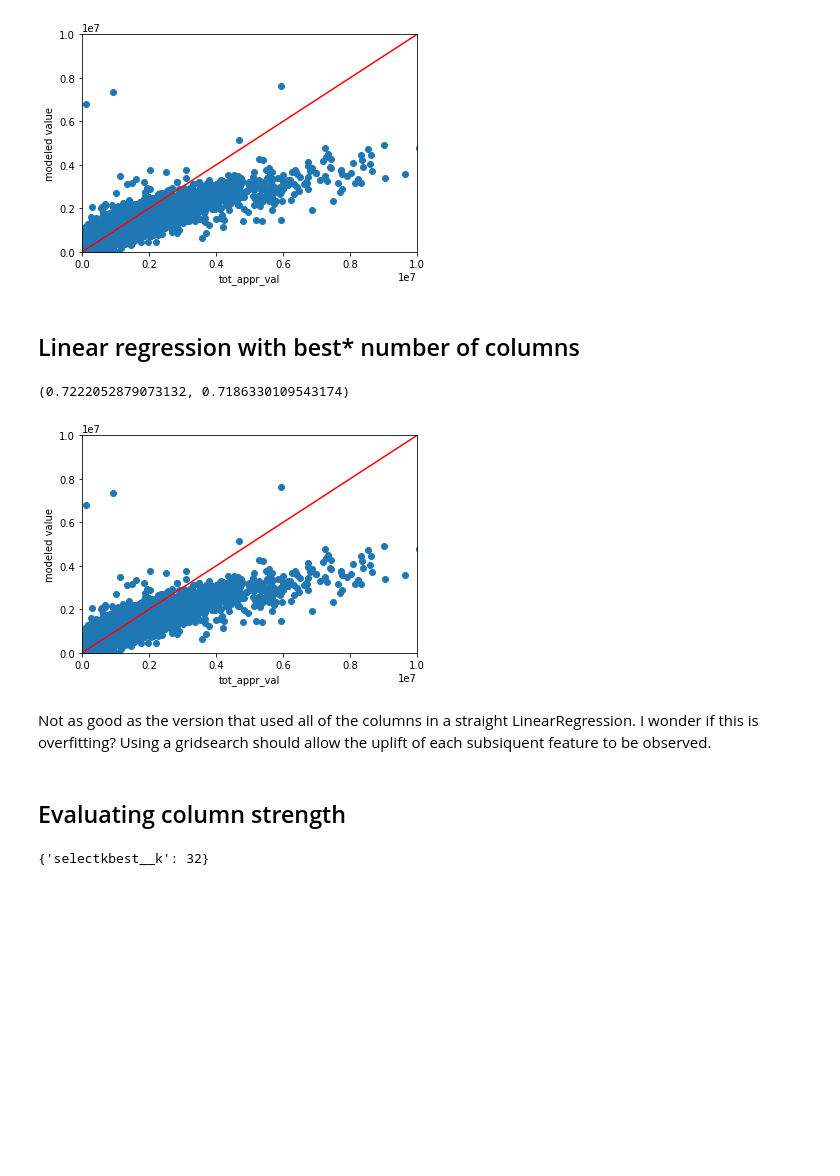
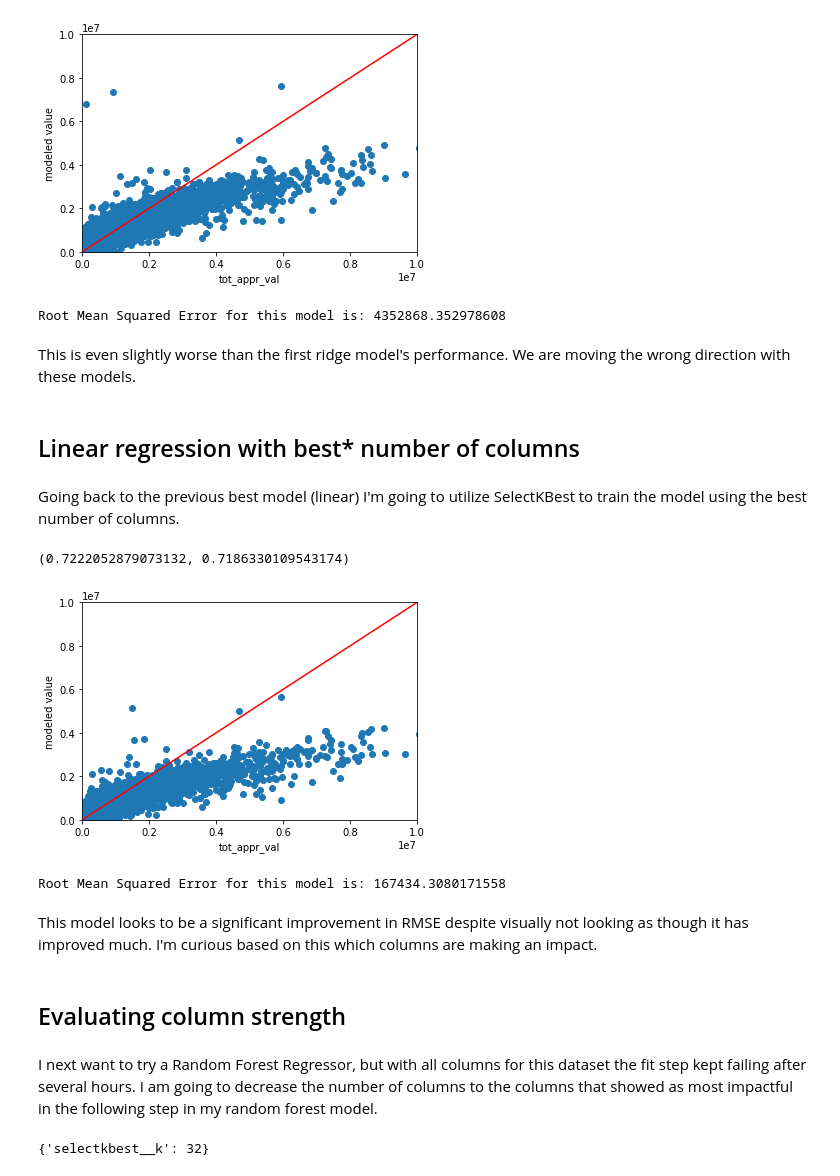
Before and after one commit to K-Wolfe-hub/spds_Capstone_2, a Jupyter notebook: Capstone_2_modeling.ipynb, the cells around one changed output. Saved outputs shown, nothing was run; the diff lists cells and outputs as text; code cells hidden in the pictures; blank space fills up the shorter version.

```diff
--- a/Capstone_2_modeling.ipynb
+++ b/Capstone_2_modeling.ipynb
@@ -115,8 +131,16 @@ plt.plot([3,1000000,25000000],[3,1000000,25000000],color='red')
 plt.show()
 # %% [output]
 [figure]
+# %%
+print('Root Mean Squared Error for this model is: '+str(mean_squared_error(y_val_test_df['tot_appr_val'],y_val_pred, squared=False)))
+# %% [output]
+Root Mean Squared Error for this model is: 4352868.352978608
+# %% [markdown]
+This is even slightly worse than the first ridge model's performance. We are moving the wrong direction with these models.
 # %% [markdown]
 ## Linear regression with best* number of columns
+# %% [markdown]
+Going back to the previous best model (linear) I'm going to utilize SelectKBest to train the model using the best number of columns.
 # %%
 #Lets take a look to see if there are columns that are not helping with the modeling. Based on the workflow from the guided capstone.
 pipe = make_pipeline(SelectKBest(score_func= f_regression),linear_model.LinearRegression())
@@ -128,19 +152,25 @@ r2_score(y_val_train_df['tot_appr_val'], y_tr_pred), r2_score(y_val_test_df['tot
 (0.7222052879073132, 0.7186330109543174)
 # %%
 # Let's plot the predictions against the actual result. Use scatter()
-plt.scatter(y_val_test_df['tot_appr_val'],y_val_pred)
+plt.scatter(y_val_test_df['tot_appr_val'],y_te_pred)
 plt.ylim(0,10000000)
 plt.xlim(0,10000000)
 plt.xlabel('tot_appr_val')
 plt.ylabel('modeled value')
 plt.plot([3,1000000,25000000],[3,1000000,25000000],color='red')
 plt.show()
 # %% [output]
-[figure, old version]
+[figure, new version]
-# %% [markdown]
-Not as good as the version that used all of the columns in a straight LinearRegression. I wonder if this is overfitting? Using a gridsearch should allow the uplift of each subsiquent feature to be observed.
+# %%
+print('Root Mean Squared Error for this model is: '+str(mean_squared_error(y_val_test_df['tot_appr_val'],y_te_pred, squared=False)))
+# %% [output]
+Root Mean Squared Error for this model is: 167434.3080171558
+# %% [markdown]
+This model looks to be a significant improvement in RMSE despite visually not looking as though it has improved much. I'm curious based on this which columns are making an impact.
 # %% [markdown]
 ## Evaluating column strength
+# %% [markdown]
+I next want to try a Random Forest Regressor, but with all columns for this dataset the fit step kept failing after several hours. I am going to decrease the number of columns to the columns that showed as most impactful in the following step in my random forest model.
 # %%
 #Also following the example from the guided capstone.
 k = [k+1 for k in range(len(X_val_train_scaled_df.columns))]
```
Also changed, not shown: parts of 33 cells of this notebook.
